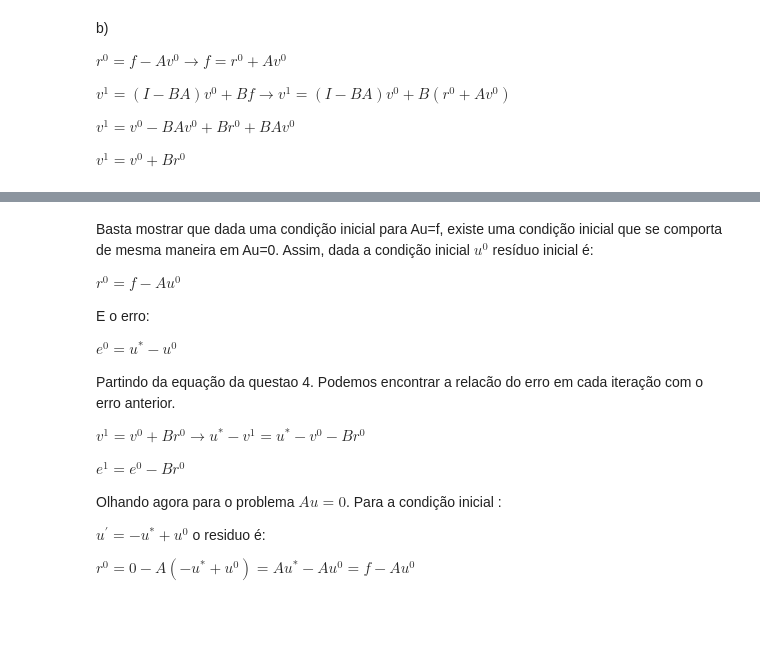
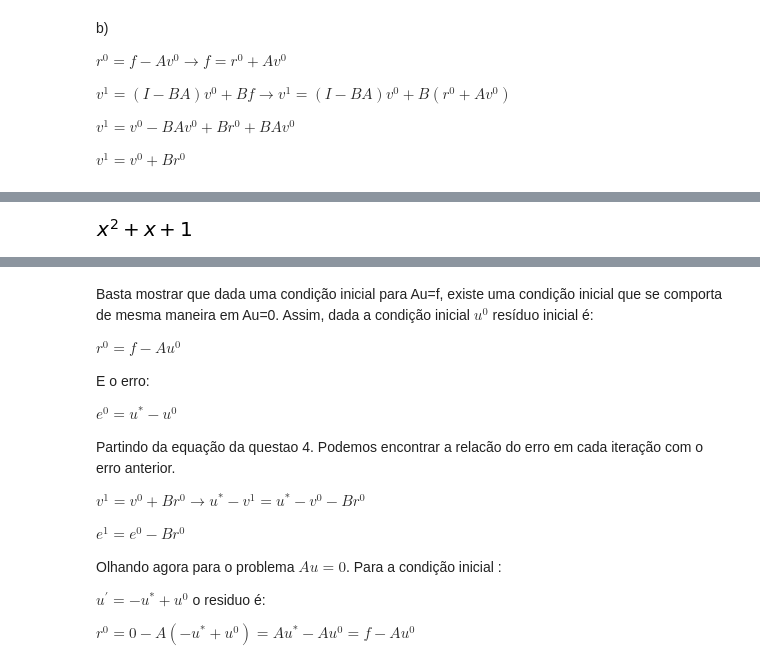
Before and after one commit to mtsodf/estudo_fem, a Jupyter notebook: multigrid/Briggs_Cap_02.ipynb, the cells around one changed output, grey strips where cells are left out. Saved outputs shown, nothing was run; the diff lists cells and outputs as text; code cells hidden in the pictures; blank space fills up the shorter version.

```diff
--- a/multigrid/Briggs_Cap_02.ipynb
+++ b/multigrid/Briggs_Cap_02.ipynb
@@ -254 +271,5 @@ Image(url= "ex05.png")
+# %%
+x**2 + x + 1
+# %% [output]
+[figure, added]
 # %%
```
Also changed, not shown: parts of 17 cells of this notebook, 16 other files.
